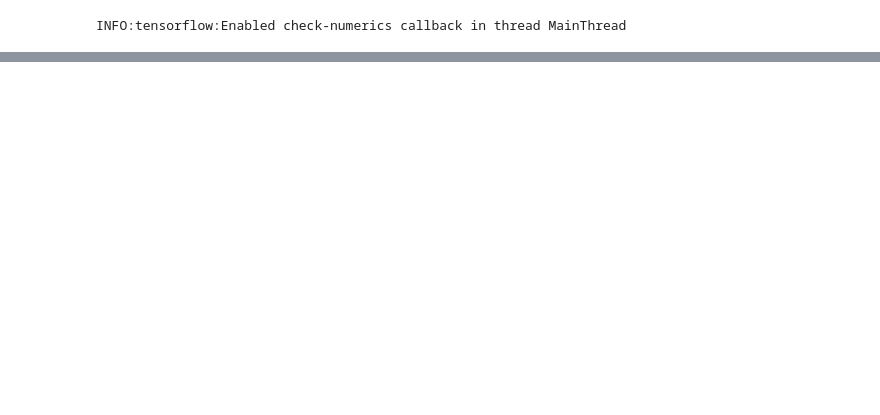
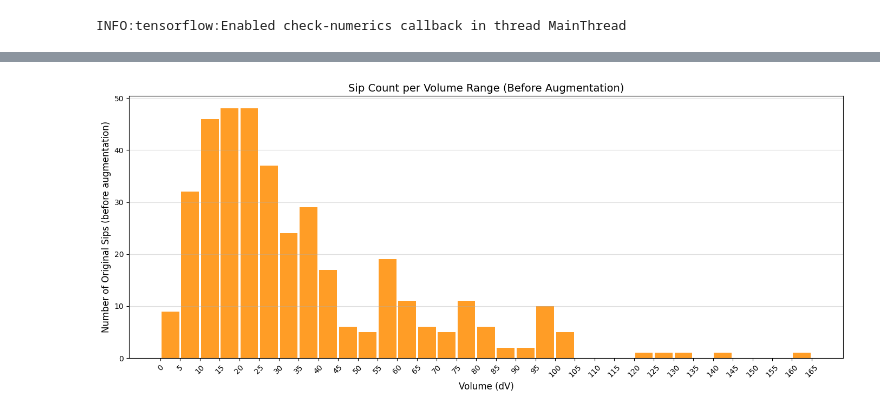
Before and after one commit to alirezamxi/Hydrocare, a Jupyter notebook: labeled/june/inspection/clean_TCN-dataaugmentation.ipynb, the cells around one changed output, grey strips where cells are left out. Cells and saved outputs as stored; diff of their text form; code cells hidden in the pictures; blank space fills up the shorter version.

```diff
--- a/labeled/june/inspection/clean_TCN-dataaugmentation.ipynb
+++ b/labeled/june/inspection/clean_TCN-dataaugmentation.ipynb
@@ -269,8 +287,8 @@ def flip_horizontal(sip):
     return np.array(flipped, dtype=np.float32)
 
 # --- Thresholds you control
-AUGMENT_IF_LONGER_THAN = 20           # Regular augmentation if T > this
-MORE_AUGMENT_IF_LONGER_THAN = 20      # Extra augmentation if T > this
+AUGMENT_IF_LONGER_THAN = 25           # Regular augmentation if T > this
+MORE_AUGMENT_IF_LONGER_THAN = 25      # Extra augmentation if T > this
 NUM_EXTRA_NOISY_COPIES = 10            # Number of additional noise versions for long sips
 NUM_EXTRA_NOISY_COPIES_2 =5
 MORE_AUGMENT_IF_LONGER_THAN_2= 34
@@ -334,7 +352,7 @@ for _, g in df.groupby(seq_keys, sort=False):
     #         X.append(noisy_version)
     #         y.append(dV)
     if dV < 5 :
-        for _ in range(NUM_EXTRA_NOISY_COPIES_2):
+        for _ in range(3):
             noisy_version = add_gaussian_noise(sip_frames)
             X.append(noisy_version)
             y.append(dV)
@@ -384,33 +408,45 @@ original_volumes = np.array(original_volumes)
 # --- Parameters ---
 bin_width = 5  # mL
 min_vol = int(np.floor(min(original_volumes) / bin_width) * bin_width)
 max_vol = int(np.ceil(max(original_volumes) / bin_width) * bin_width)
 
 # Create bins (e.g., [0, 5, 10, ..., 100])
 volume_bins = np.arange(min_vol, max_vol + bin_width, bin_width)
 
 # Digitize original_volumes into bins
 bin_indices = np.digitize(original_volumes, volume_bins)
 bin_counts = [0] * (len(volume_bins) - 1)
 
 # Count how many original sips fall into each bin
 for idx in bin_indices:
     if 1 <= idx < len(volume_bins):
         bin_counts[idx - 1] += 1
 
 # Bin centers
 bin_centers = [(volume_bins[i] + volume_bins[i + 1]) / 2 for i in range(len(volume_bins) - 1)]
 
+# Create DataFrame for export
+df_export = pd.DataFrame({
+    'Volume_Range': [f"{volume_bins[i]}-{volume_bins[i+1]}" for i in range(len(volume_bins)-1)],
+    'Bin_Center': bin_centers,
+    'Sip_Count': bin_counts
+})
+
+# Export to Excel
+df_export.to_excel('sip_volume_distribution_before_augmentation.xlsx', index=False)
+
 # --- Plot ---
 plt.figure(figsize=(14, 6))
 plt.bar(bin_centers, bin_counts, width=bin_width * 0.9, color='darkorange', alpha=0.85)
 plt.xlabel('Volume (dV)', fontsize=12)
 plt.ylabel('Number of Original Sips (before augmentation)', fontsize=12)
 plt.title('Sip Count per Volume Range (Before Augmentation)', fontsize=14)
 plt.grid(axis='y', alpha=0.4)
 plt.xticks(np.arange(min_vol, max_vol + 1, bin_width), rotation=45)
 plt.tight_layout()
 plt.show()
+# %% [output]
+[figure, added]
 # %%
 import matplotlib.pyplot as plt
 import numpy as np
```
Also changed, not shown: parts of 14 cells of this notebook, 14 other files.
